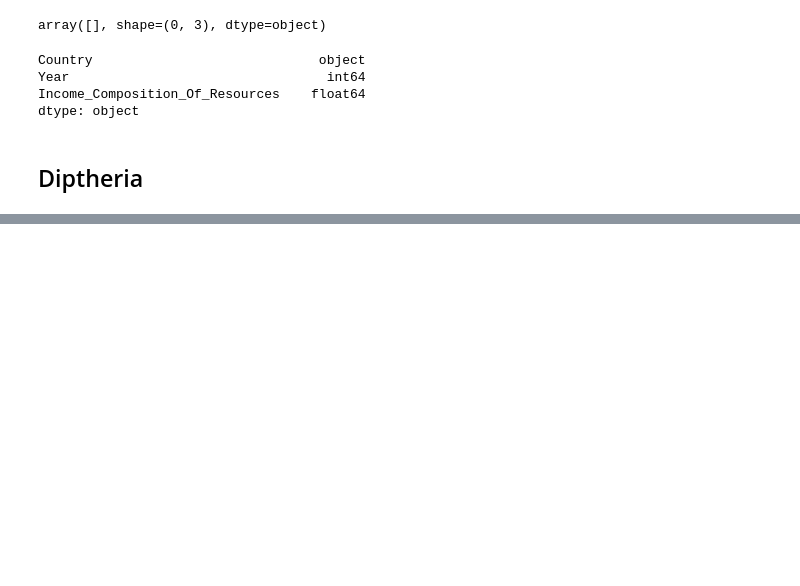
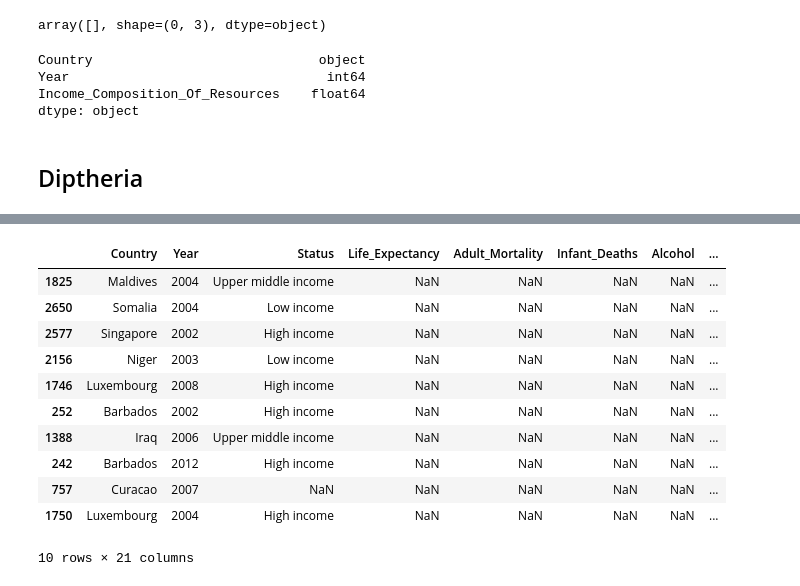
Before and after one commit to PVineeth/lifeexp_ml, a Jupyter notebook: Create_Dataset.ipynb, the cells around one changed output, grey strips where cells are left out. Drawn from its saved outputs; the diff is of its cells as text; code cells hidden in the pictures; blank space fills up the shorter version.

Commit message:
Added Status of the Country Data

```diff
--- a/Create_Dataset.ipynb
+++ b/Create_Dataset.ipynb
@@ -483,0 +588,3 @@ main_data.iloc[[3151]]
+# %%
+thin_5_9_data['Year'] = thin_5_9_data['Year'].astype(np.int64)
+#thin_5_9_data['Thinness_5-9_years'] = thin_5_9_data['Thinness_5-9_years'].astype(np.float64)
@@ -483,0 +679,5 @@ main_data.iloc[[3151]]
+# %%
+status_data = pd.read_csv("Data/New/Status/Status_Of_Country.csv")
+# %%
+status_data.rename(columns = {status.columns[0]: "ID"}, inplace=True)
+status_data.columns
@@ -483,0 +697,22 @@ main_data.iloc[[3151]]
+# %%
+for val in main_data['Country'].index:
+    print(val,' ',end='')
+    if len(status_data[status_data['Economy'] == main_data['Country'][val]].values) != 0:
+        try:
+            status_other_data = status_data[status_data['Economy'] == main_data['Country'][val]]["Income group"].values[0]
+            print(status_other_data, "pass: 1")
+            main_data.at[val, 'Status'] = status_other_data
+        except IndexError:
+            pass
+    else:
+        try:
+            status_other_data = status_data[status_data['Economy'].str.startswith(main_data['Country'][val])]["Income group"].values[0]
+            print(status_other_data, "pass: 2")
+            main_data.at[val, 'Status'] = status_other_data
+        except IndexError:
+            try:
+                status_other_data = status_data[status_data['Economy'].str.startswith(main_data['Country'][val].split(',')[0])]["Income group"].values[0]
+                print(status_other_data, "pass: 3")
+                main_data.at[val, 'Status'] = status_other_data
+            except IndexError:
+                pass
@@ -483,0 +737,15 @@ main_data.iloc[[3151]]
+# %%
+main_data.sample(10)
+# %% [output]
+|  | Country | Year | Status | Life_Expectancy | Adult_Mortality | Infant_Deaths | Alcohol | ... |
+| 1825 | Maldives | 2004 | Upper middle income | NaN | NaN | NaN | NaN | ... |
+| 2650 | Somalia | 2004 | Low income | NaN | NaN | NaN | NaN | ... |
+| 2577 | Singapore | 2002 | High income | NaN | NaN | NaN | NaN | ... |
+| 2156 | Niger | 2003 | Low income | NaN | NaN | NaN | NaN | ... |
+| 1746 | Luxembourg | 2008 | High income | NaN | NaN | NaN | NaN | ... |
+| 252 | Barbados | 2002 | High income | NaN | NaN | NaN | NaN | ... |
+| 1388 | Iraq | 2006 | Upper middle income | NaN | NaN | NaN | NaN | ... |
+| 242 | Barbados | 2012 | High income | NaN | NaN | NaN | NaN | ... |
+| 757 | Curacao | 2007 | NaN | NaN | NaN | NaN | NaN | ... |
+| 1750 | Luxembourg | 2004 | High income | NaN | NaN | NaN | NaN | ... |
+10 rows × 21 columns
```
Also changed, not shown: parts of 27 cells of this notebook, 11 other files.
